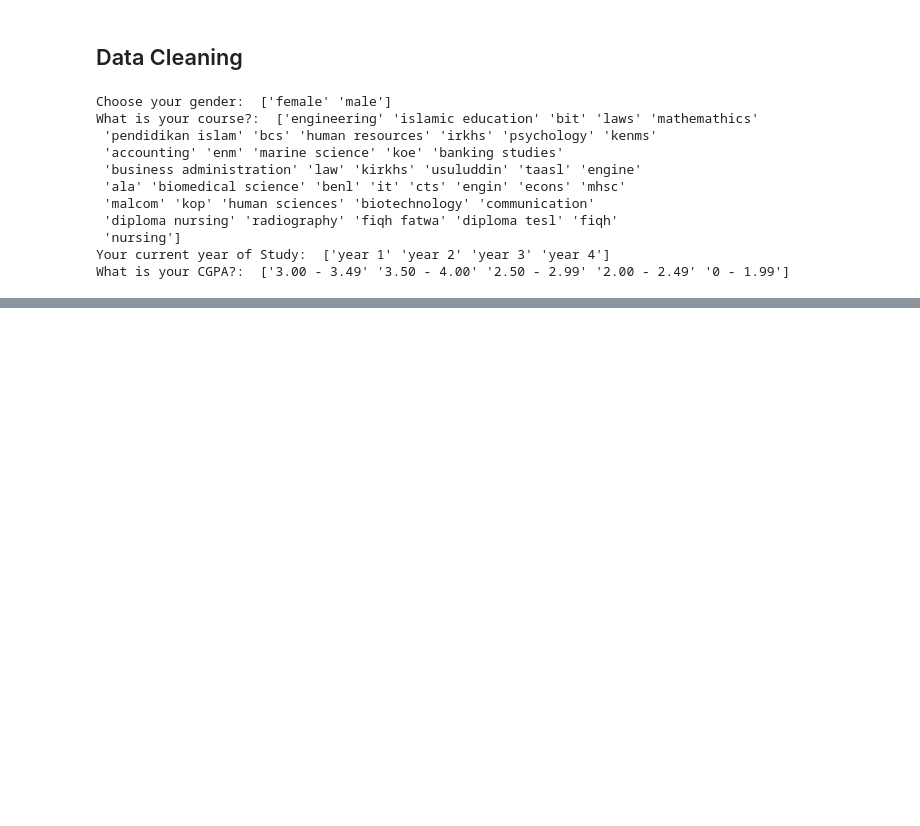
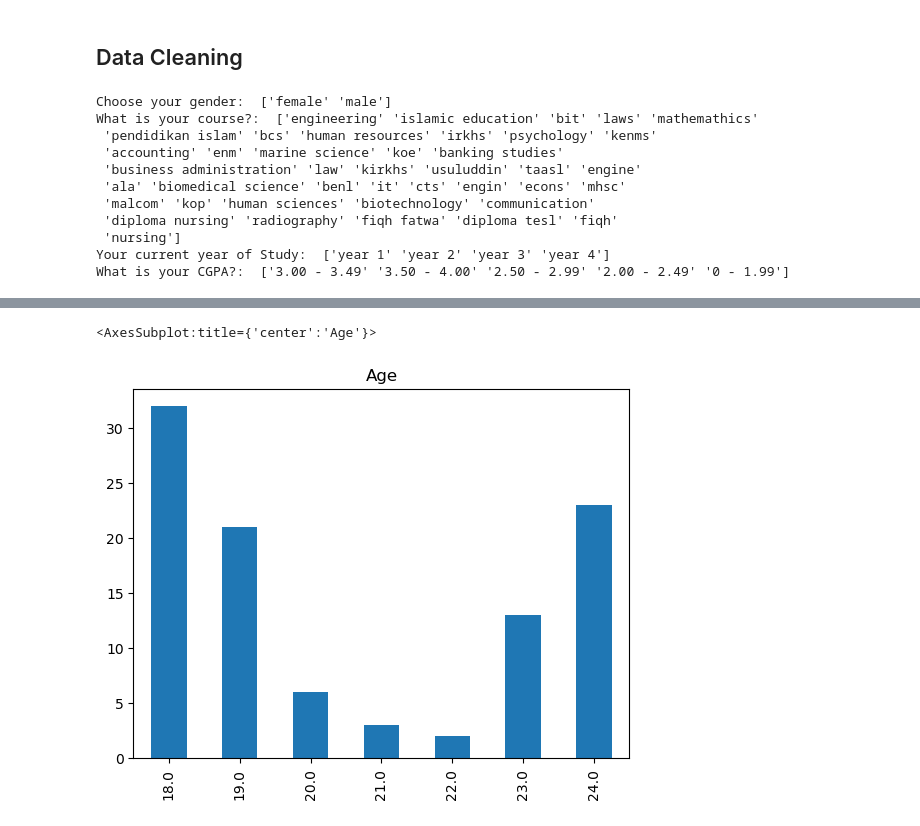
Before and after one commit to joyang15/student-mental-health, a Jupyter notebook: investigating-student-mental-health-data.ipynb, the cells around one changed output, grey strips where cells are left out. Saved outputs shown, nothing was run; the diff lists cells and outputs as text; code cells hidden in the pictures; blank space fills up the shorter version.

```diff
--- a/investigating-student-mental-health-data.ipynb
+++ b/investigating-student-mental-health-data.ipynb
@@ -124,0 +144,5 @@ What is your CGPA?:  ['3.00 - 3.49' '3.50 - 4.00' '2.50 - 2.99' '2.00 - 2.49' '0
+# %%
+health_data['Age'].value_counts().sort_index().plot(kind='bar', title="Age")
+# %% [output]
+<AxesSubplot:title={'center':'Age'}>
+[figure, added]
```
Also changed, not shown: parts of 9 cells of this notebook.
